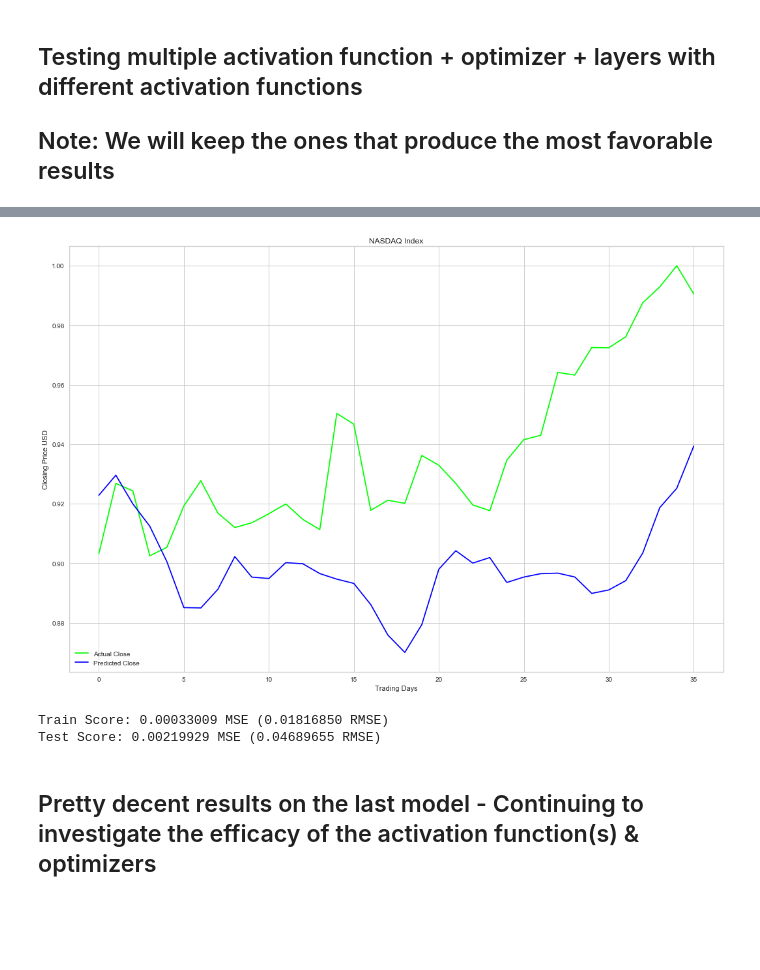
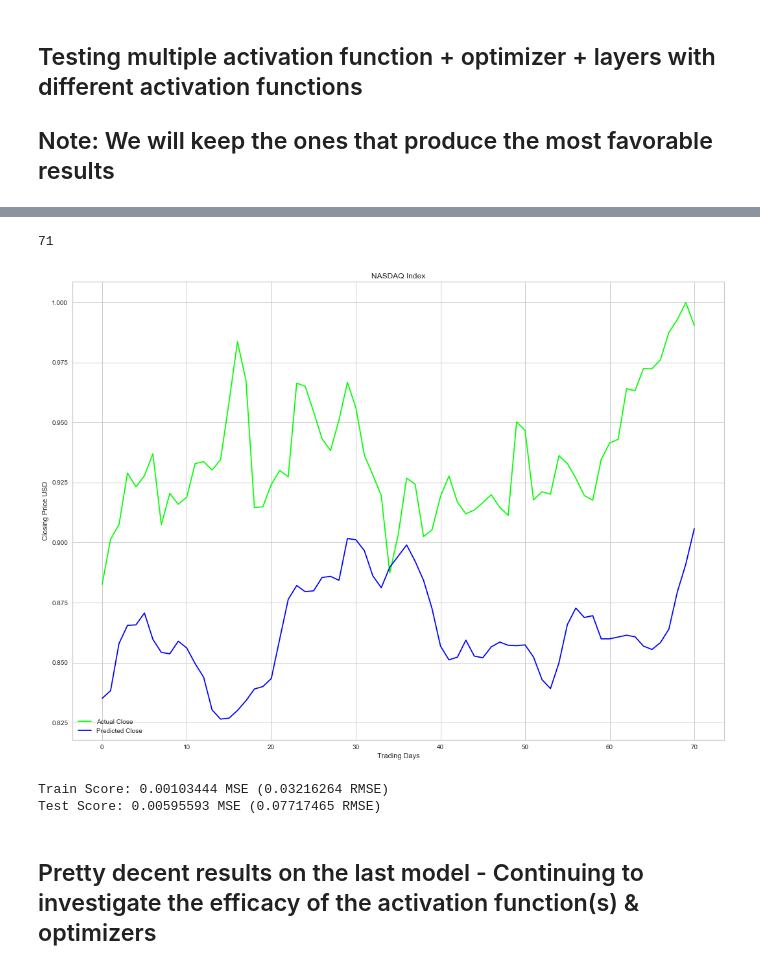
Before and after one commit to mjworthington/Online_ML_4803, a Jupyter notebook: NASDAQ_Predictor&NN.ipynb, the cells around one changed output, grey strips where cells are left out. Cells and saved outputs as stored; diff of their text form; code cells hidden in the pictures; blank space fills up the shorter version.

```diff
--- a/NASDAQ_Predictor&NN.ipynb
+++ b/NASDAQ_Predictor&NN.ipynb
@@ -53,7 +53,10 @@ from sklearn import linear_model
 from sklearn.pipeline import Pipeline
 from IPython.display import display
 import io
-plt.rcParams['figure.figsize'] = (18, 12)
+plt.rcParams['figure.figsize'] = (18, 13)
+# from __future__ import absolute_import
+# from __future__ import division
+# from __future__ import print_function
 # file='NASDAQ_FEATURES.csv'
 # %% [markdown]
 ## Setting up the dataframes for future use
@@ -172,12 +158,12 @@ Name: change, Length: 2518, dtype: int64
 
 Xs = data1.drop(['daily_diff','open','close','high','low'], axis=1)
 # Xs = data1.drop(['daily_diff','open','close'], axis=1)
-# print(Xs.head())
+print(Xs.head())
 
 
 y = data1['daily_diff'].values.reshape(-1,1)
 
-lasso = Lasso(alpha=.1,normalize=False)
+lasso = Lasso(alpha=.1,normalize=True)
 parameters = {'alpha': [1e-15, 1e-10, 1e-8, 1e-4, 1e-3,1e-2, 1, 5, 10, 20]}
 # Below are all the scoring methods for lasso regressors...I do think that we need to improve this part....But we can do it later.
 # ‘neg_mean_squared_log_error’
@@ -185,7 +171,7 @@ parameters = {'alpha': [1e-15, 1e-10, 1e-8, 1e-4, 1e-3,1e-2, 1, 5, 10, 20]}
 # r2
 # ‘explained_variance’
 
-lasso_regressor = GridSearchCV(lasso, parameters, scoring='neg_mean_squared_error', cv = 7)
+lasso_regressor = GridSearchCV(lasso, parameters, scoring='neg_mean_squared_error', cv = 5)
 
 lasso_regressor.fit(Xs, y)
 
@@ -198,13 +201,13 @@ The best score is: -0.07689273580655617
 ## PRE-PROCESSING For Lasso Regressor
 # %%
 # Separate the train and test data 80/20
-X_train, X_test, y_train, y_test = train_test_split(Xs, y, test_size=0.009, random_state=10)
+X_train, X_test, y_train, y_test = train_test_split(Xs, y, test_size=0.18, random_state=10)
 #Implement LASSO REGRESSION
-lassoReg = Lasso(alpha=0.15, normalize=False)
+lassoReg = Lasso(alpha=0.4, normalize=False)
 lassoReg.fit(X_train,y_train)
 pred_cv = lassoReg.predict(X_test)
 # RETRIEVE MSE
-plt.plot(lassoReg.coef_,alpha=0.3,linestyle='-',marker='o',markersize=100,color='green',label='Lasso Regression')
+plt.plot(lassoReg.coef_,alpha=0.2,linestyle='-',marker='o',markersize=100,color='green',label='Lasso Regression')
 plt.xlabel('Coefficient Index',fontsize=16)
 plt.ylabel('Coefficient Magnitude',fontsize=16)
 plt.legend(fontsize=13,loc=4)
@@ -513,7 +505,7 @@ import os
 data1_normalized=data1_normalized.drop(['SAR'],axis=1)
 # data1_normalized=data1_normalized.drop(['SAR','ROC'],axis=1) <- this doesnt perform as well as just removing SAR
 # %%
-def train_test_split_lstm(stocks, prediction_time=5, test_data_size=75, unroll_length=50):
+def train_test_split_lstm(stocks, prediction_time=1, test_data_size=75, unroll_length=50):
 
     # training data
     test_data_cut = test_data_size + unroll_length + 1
@@ -534,10 +526,10 @@ def unroll(data, sequence_length=6):
     for index in range(len(data) - sequence_length):
         result.append(data[index: index + sequence_length])
     return np.asarray(result)
-print(data1_normalized.head(1))
+# print(data1_normalized.head(1))
 xTrain, xTest,yTrain, yTest = train_test_split_lstm(data1_normalized.drop(['Day','daily_diff'],axis=1), 5)
 
-unroll_length = 60
+unroll_length = 50
 
 xTrain = unroll(xTrain, unroll_length)
 xTest = unroll(xTest, unroll_length)
@@ -633,38 +643,39 @@ OSError: `pydot` failed to call GraphViz.Please install GraphViz (https://www.gr
 # %%
-
+print(len(expert_binary_list[0]))
 def plot_lstm_prediction(actual, prediction, title='NASDAQ Index', y_label='Closing Price USD', x_label='Trading Days'):
 
     fig = plt.figure()
     ax = fig.add_subplot(111)
 
     # Add labels
     plt.ylabel(y_label)
     plt.xlabel(x_label)
 
     # Plot actual and predicted close values
 
     plt.plot(actual, '#00FF00', label='Actual Close')
     plt.plot(prediction, '#0000FF', label='Predicted Close')
 
     # Set title
     ax.set_title(title)
     ax.legend(loc='lower left')
 
 
     plt.show()
 plot_lstm_prediction(yTest,predictions)
 
-trainScore = model.evaluate(xTrain, yTrain, verbose=0)
+trainScore = model1.evaluate(xTrain, yTrain, verbose=0)
 print('Train Score: %.8f MSE (%.8f RMSE)' % (trainScore, math.sqrt(trainScore)))
 
-testScore = model.evaluate(xTest, yTest, verbose=0)
+testScore = model1.evaluate(xTest, yTest, verbose=0)
 print('Test Score: %.8f MSE (%.8f RMSE)' % (testScore, math.sqrt(testScore)))
 
 # new_model=train_test_split_lstm(data1_normalized, prediction_time=5, test_data_size=200, unroll_length=50)
 # %% [output]
+71
-[figure, old version]
+[figure, new version]
-Train Score: 0.00033009 MSE (0.01816850 RMSE)
-Test Score: 0.00219929 MSE (0.04689655 RMSE)
+Train Score: 0.00103444 MSE (0.03216264 RMSE)
+Test Score: 0.00595593 MSE (0.07717465 RMSE)
 # %% [markdown]
 ## Pretty decent results on the last model - Continuing to investigate the efficacy of the activation function(s) & optimizers
 # %%
```
Also changed, not shown: parts of 63 cells of this notebook.
